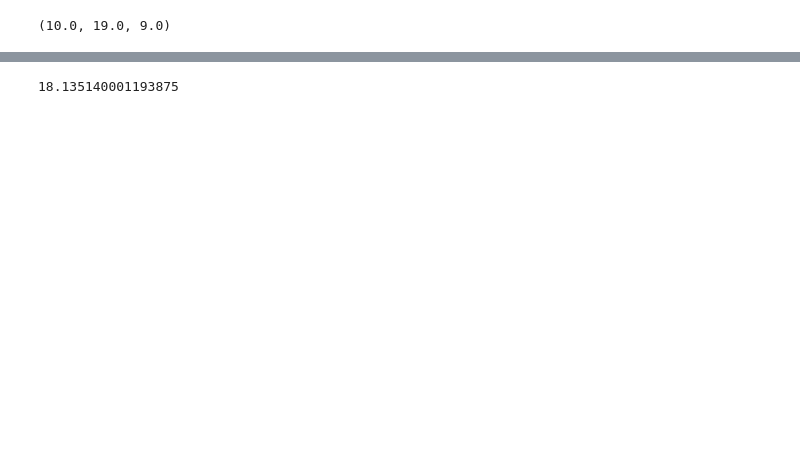
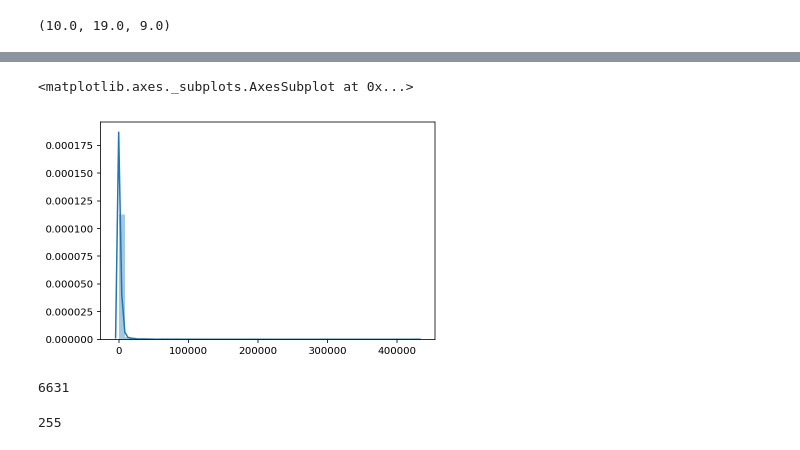
Before and after one commit to xuan-li/CSE-544-Project, a Jupyter notebook: Page_Length.ipynb, the cells around one changed output, grey strips where cells are left out. Drawn from its saved outputs; the diff is of its cells as text; code cells hidden in the pictures; blank space fills up the shorter version.

```diff
--- a/Page_Length.ipynb
+++ b/Page_Length.ipynb
@@ -63,0 +67,2 @@ visit_count_df.head()
+# %%
+page_len=pandas.read_csv('./data/pagelens/page_len.csv',sep=';')
@@ -63,0 +78,5 @@ visit_count_df.head()
+# %%
+sns.distplot(np.random.choice(page_len['page_len'].values,10000))
+# %% [output]
+<matplotlib.axes._subplots.AxesSubplot at 0x...>
+[figure, added]
@@ -64,4 +95,8 @@ visit_count_df.head()
+# %%
+filtered_df['page_len'].max()
+# %% [output]
+6631
 # %%
-visit_count_df['Visit Count'].mean()
+filtered_df['Visit Count'].max()
 # %% [output]
-18.135140001193875
+255
```
Also changed, not shown: parts of 20 cells of this notebook, 17 other files.
